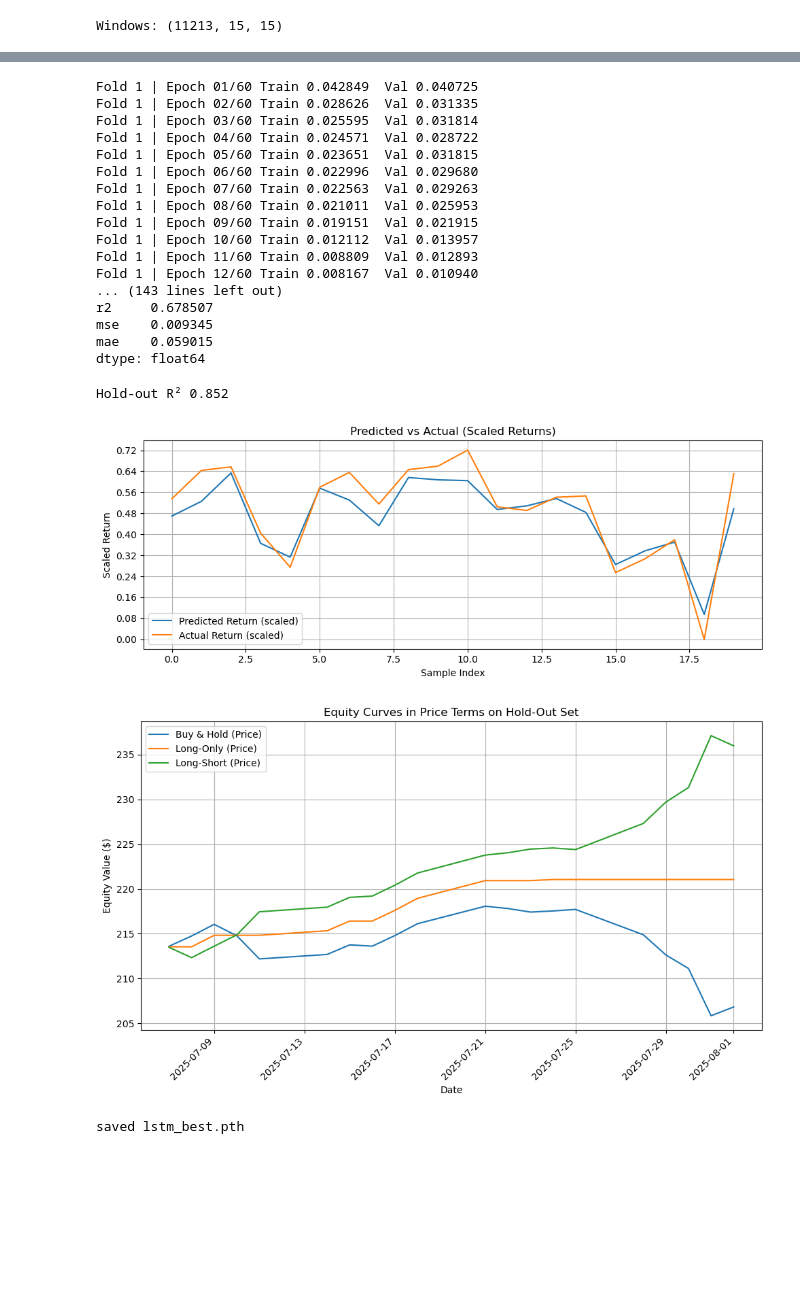
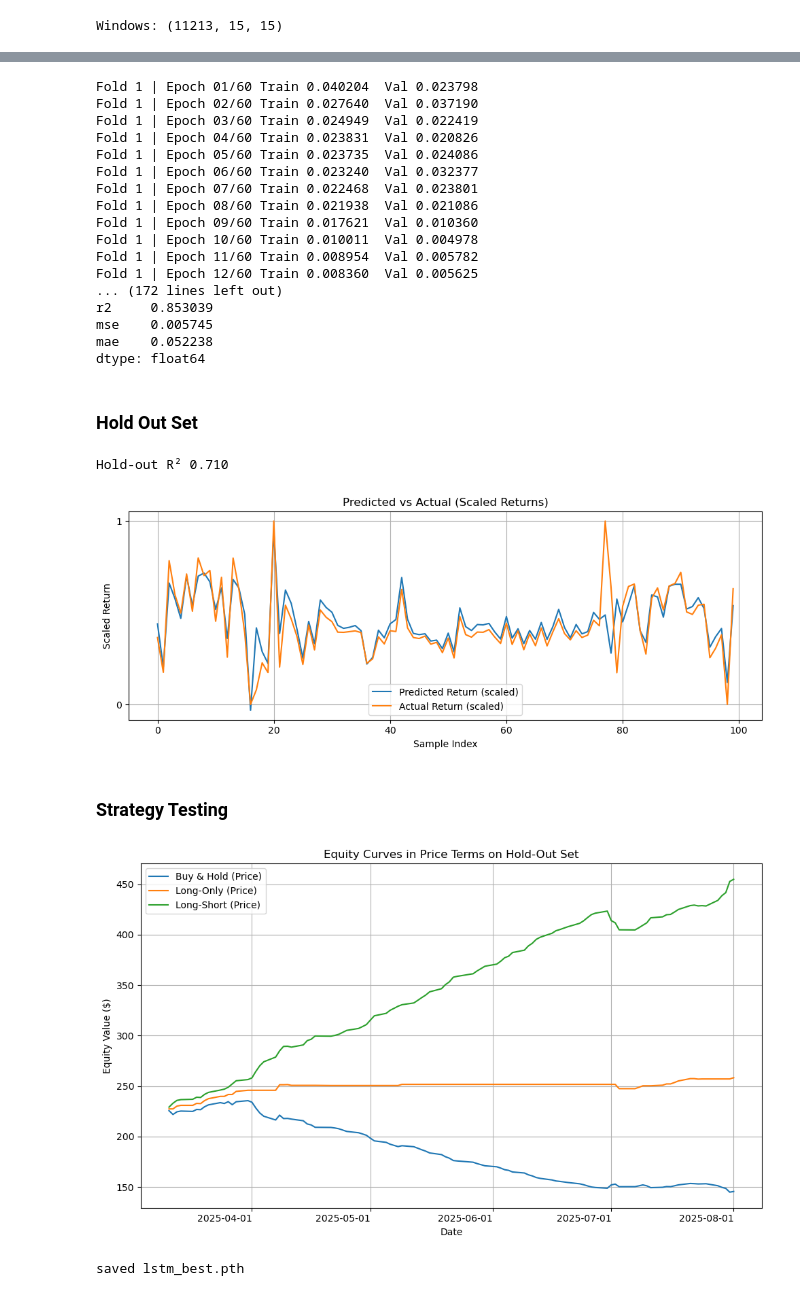
Before and after one commit to NolanMM/Capstones_Stock_Prediction, a Jupyter notebook: currentModels/Walk-Forward.ipynb, the cells around one changed output, grey strips where cells are left out. Cells and saved outputs as stored; diff of their text form; code cells hidden in the pictures; blank space fills up the shorter version.

Commit message:
equity curve update

```diff
--- a/currentModels/Walk-Forward.ipynb
+++ b/currentModels/Walk-Forward.ipynb
@@ -43,7 +43,7 @@ LR           = 1e-3
 WD           = 5e-4
 PATIENCE     = 8
 N_SPLITS     = 5
-TEST_SIZE    = 20
+TEST_SIZE    = 100
 TARGET       = "Return_1D"
 
 device = torch.device("cuda" if torch.cuda.is_available() else "cpu")
@@ -411,23 +413,25 @@ def walk_forward_minmax_verbose(
     return df_metrics
 wfv = walk_forward_minmax_verbose(X_all, y_all)
 # %% [output]
-Fold 1 | Epoch 01/60 Train 0.042849  Val 0.040725
-Fold 1 | Epoch 02/60 Train 0.028626  Val 0.031335
-Fold 1 | Epoch 03/60 Train 0.025595  Val 0.031814
-Fold 1 | Epoch 04/60 Train 0.024571  Val 0.028722
-Fold 1 | Epoch 05/60 Train 0.023651  Val 0.031815
-Fold 1 | Epoch 06/60 Train 0.022996  Val 0.029680
-Fold 1 | Epoch 07/60 Train 0.022563  Val 0.029263
-Fold 1 | Epoch 08/60 Train 0.021011  Val 0.025953
-Fold 1 | Epoch 09/60 Train 0.019151  Val 0.021915
-Fold 1 | Epoch 10/60 Train 0.012112  Val 0.013957
-Fold 1 | Epoch 11/60 Train 0.008809  Val 0.012893
-Fold 1 | Epoch 12/60 Train 0.008167  Val 0.010940
-... (143 lines left out)
-r2     0.678507
-mse    0.009345
-mae    0.059015
+Fold 1 | Epoch 01/60 Train 0.040204  Val 0.023798
+Fold 1 | Epoch 02/60 Train 0.027640  Val 0.037190
+Fold 1 | Epoch 03/60 Train 0.024949  Val 0.022419
+Fold 1 | Epoch 04/60 Train 0.023831  Val 0.020826
+Fold 1 | Epoch 05/60 Train 0.023735  Val 0.024086
+Fold 1 | Epoch 06/60 Train 0.023240  Val 0.032377
+Fold 1 | Epoch 07/60 Train 0.022468  Val 0.023801
+Fold 1 | Epoch 08/60 Train 0.021938  Val 0.021086
+Fold 1 | Epoch 09/60 Train 0.017621  Val 0.010360
+Fold 1 | Epoch 10/60 Train 0.010011  Val 0.004978
+Fold 1 | Epoch 11/60 Train 0.008954  Val 0.005782
+Fold 1 | Epoch 12/60 Train 0.008360  Val 0.005625
+... (172 lines left out)
+r2     0.853039
+mse    0.005745
+mae    0.052238
 dtype: float64
+# %% [markdown]
+### Hold Out Set
 # %%
 best_row = wfv.iloc[wfv["r2"].idxmax()] # type: ignore
 WIN      = int(best_row["window"])
@@ -464,8 +468,10 @@ plt.grid(True)
 plt.tight_layout()
 plt.show()
 # %% [output]
-Hold-out R² 0.852
+Hold-out R² 0.710
-[figure, old version]
+[figure, new version]
+# %% [markdown]
+### Strategy Testing
 # %%
 
 # Un-scale preds_hold & y_hold back to raw next-day returns
@@ -488,35 +494,35 @@ wealth_bh = np.cumprod(1 + bh_ret)
 wealth_lo = np.cumprod(1 + strat_lo_ret)
 wealth_ls = np.cumprod(1 + strat_ls_ret)
 
 #  Convert to price series by multiplying by the last known close
 last_price = df["Close"].iloc[-TEST_SIZE-1]
 price_bh   = last_price * wealth_bh
 price_lo   = last_price * wealth_lo
 price_ls   = last_price * wealth_ls
 
 #  Prepare the actual dates for the hold-out slice
 hold_dates = df_scaled.index[-TEST_SIZE:]  # DatetimeIndex
 
 #  Plot equity curves with real dates on the x-axis
 fig, ax = plt.subplots(figsize=(10, 6))
 ax.plot(hold_dates, price_bh, label="Buy & Hold (Price)")
 ax.plot(hold_dates, price_lo, label="Long-Only (Price)")
 ax.plot(hold_dates, price_ls, label="Long-Short (Price)")
 
 # Auto locate and format date ticks
 ax.xaxis.set_major_locator(mdates.AutoDateLocator())
 ax.xaxis.set_major_formatter(DateFormatter("%Y-%m-%d"))
 
 plt.title("Equity Curves in Price Terms on Hold-Out Set")
 plt.xlabel("Date")
 plt.ylabel("Equity Value ($)")
 plt.legend()
 plt.grid(True)
-plt.xticks(rotation=45, ha="right")
+plt.xticks(ha="right")
 plt.tight_layout()
 plt.show()
 # %% [output]
-[figure, old version]
+[figure, new version]
 # %%
 torch.save({
     "model_state":  best_row["model_state"],
```
Also changed, not shown: parts of 2 cells of this notebook, 2 other files.
